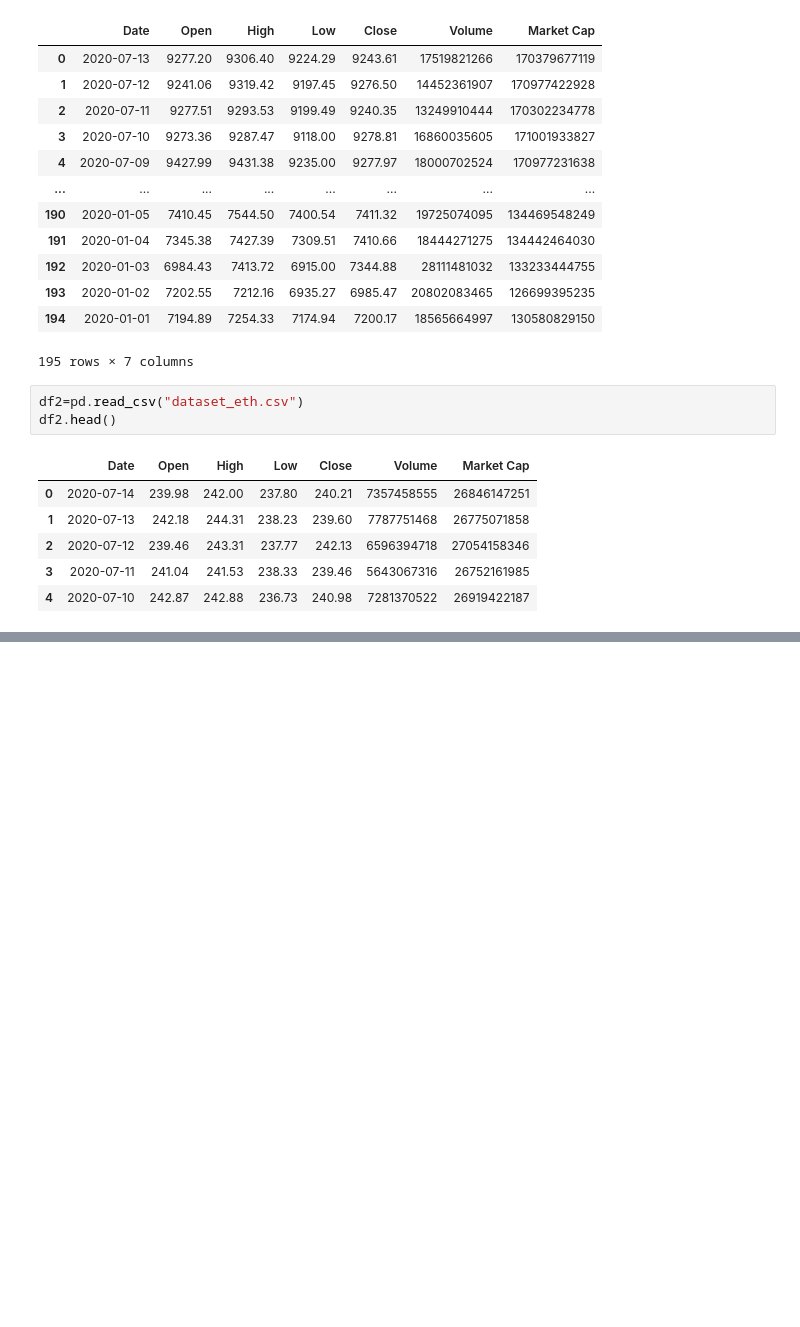
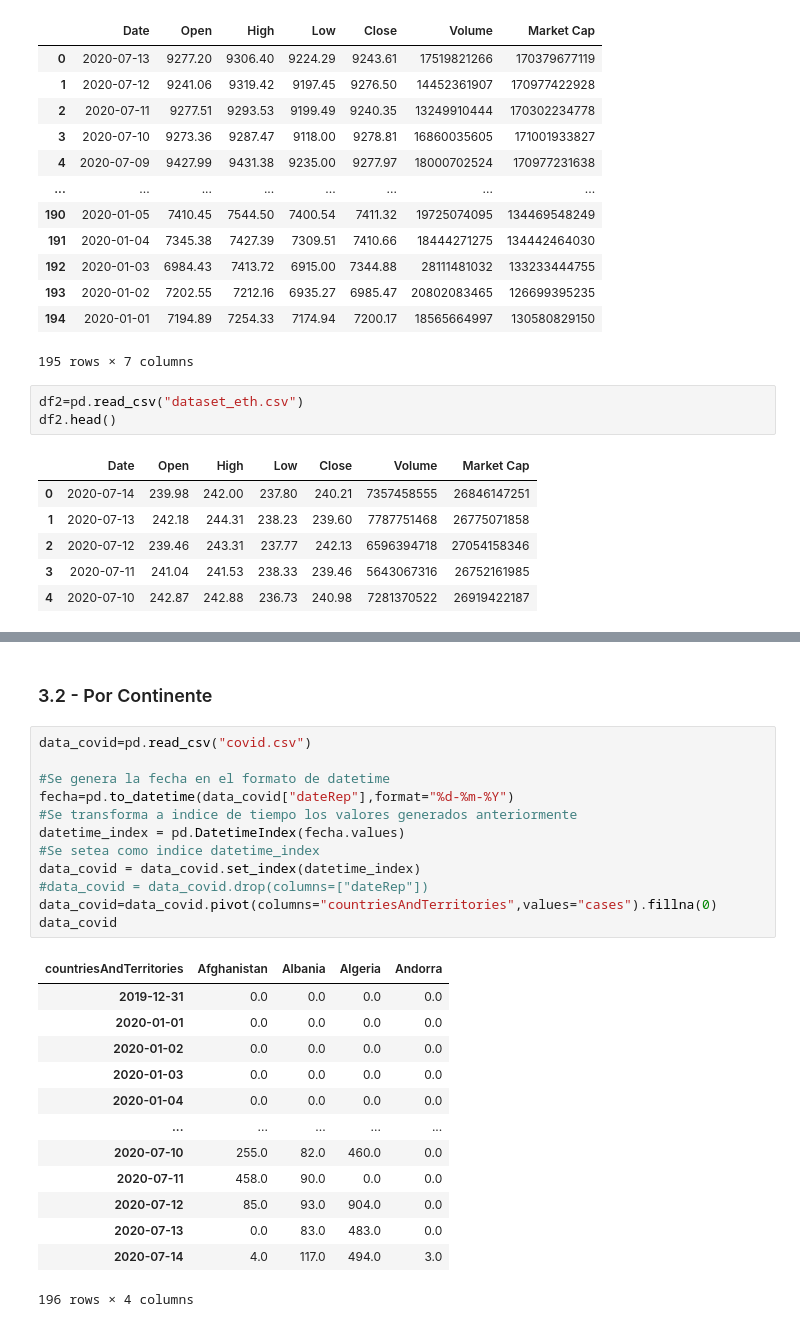
Before and after one commit to christiangfv/Proyecto_criptomonedas_covid19, a Jupyter notebook: CodelCOVID-19.ipynb, the cells around one changed output, grey strips where cells are left out. Saved outputs shown, nothing was run; the diff lists cells and outputs as text; blank space fills up the shorter version.

```diff
--- a/CodelCOVID-19.ipynb
+++ b/CodelCOVID-19.ipynb
@@ -51,0 +91,28 @@ data_covid.head(10)
+# %% [markdown]
+### 3.2 - Por Continente ###
+# %%
+data_covid=pd.read_csv("covid.csv")
+
+#Se genera la fecha en el formato de datetime
+fecha=pd.to_datetime(data_covid["dateRep"],format="%d-%m-%Y")
+#Se transforma a indice de tiempo los valores generados anteriormente
+datetime_index = pd.DatetimeIndex(fecha.values)
+#Se setea como indice datetime_index
+data_covid = data_covid.set_index(datetime_index)
+#data_covid = data_covid.drop(columns=["dateRep"])
+data_covid=data_covid.pivot(columns="countriesAndTerritories",values="cases").fillna(0)
+data_covid
+# %% [output]
+| countriesAndTerritories | Afghanistan | Albania | Algeria | Andorra |
+| 2019-12-31 | 0.0 | 0.0 | 0.0 | 0.0 |
+| 2020-01-01 | 0.0 | 0.0 | 0.0 | 0.0 |
+| 2020-01-02 | 0.0 | 0.0 | 0.0 | 0.0 |
+| 2020-01-03 | 0.0 | 0.0 | 0.0 | 0.0 |
+| 2020-01-04 | 0.0 | 0.0 | 0.0 | 0.0 |
+| ... | ... | ... | ... | ... |
+| 2020-07-10 | 255.0 | 82.0 | 460.0 | 0.0 |
+| 2020-07-11 | 458.0 | 90.0 | 0.0 | 0.0 |
+| 2020-07-12 | 85.0 | 93.0 | 904.0 | 0.0 |
+| 2020-07-13 | 0.0 | 83.0 | 483.0 | 0.0 |
+| 2020-07-14 | 4.0 | 117.0 | 494.0 | 3.0 |
+196 rows × 4 columns
```
Also changed, not shown: parts of 5 cells of this notebook, 2 other files.
